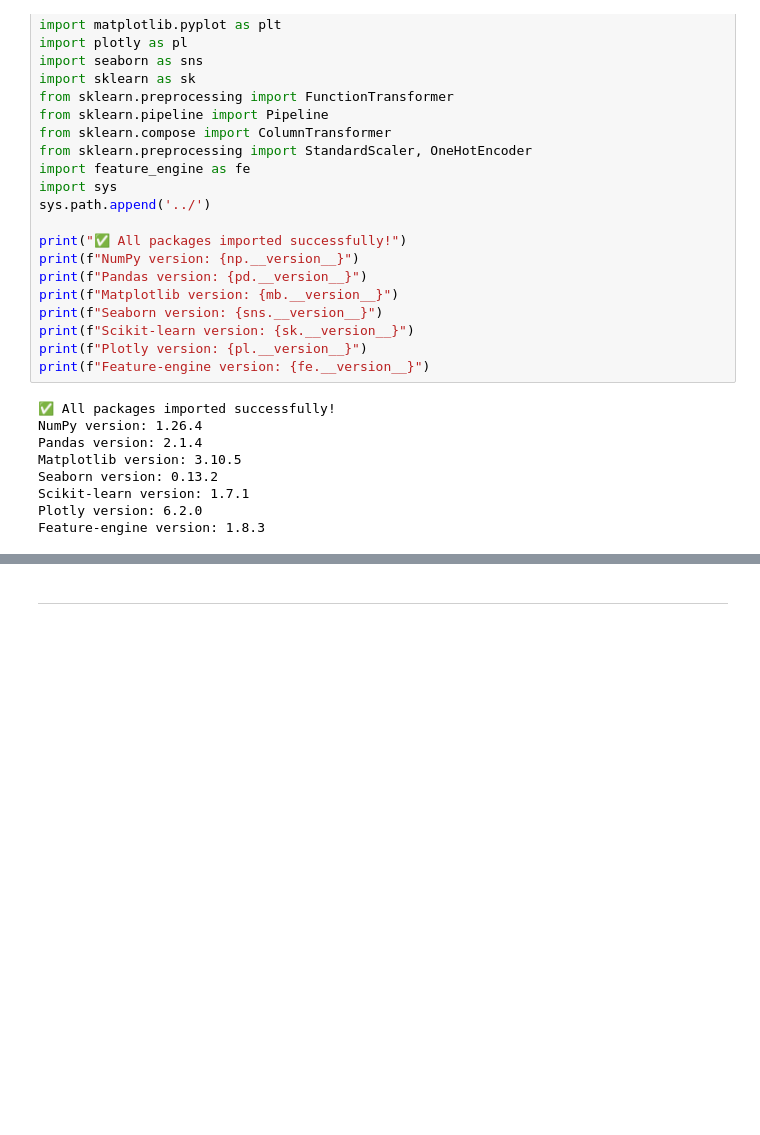
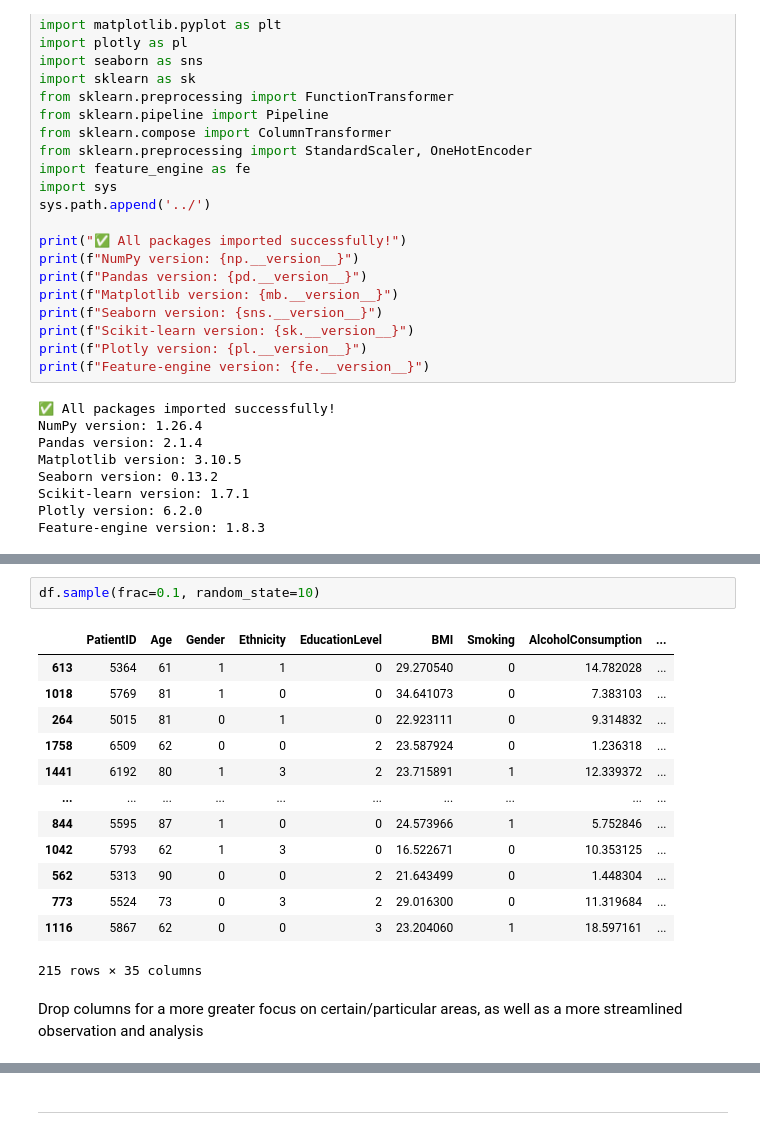
Before and after one commit to FrankiePB95/healthcare-and-public-health, a Jupyter notebook: jupyter_notebooks/Notebook_Template.ipynb, the cells around one changed output, grey strips where cells are left out. Saved outputs shown, nothing was run; the diff lists cells and outputs as text; blank space fills up the shorter version.

```diff
--- a/jupyter_notebooks/Notebook_Template.ipynb
+++ b/jupyter_notebooks/Notebook_Template.ipynb
@@ -137,0 +156,18 @@ Feature-engine version: 1.8.3
+# %%
+df.sample(frac=0.1, random_state=10)
+# %% [output]
+|  | PatientID | Age | Gender | Ethnicity | EducationLevel | BMI | Smoking | AlcoholConsumption | ... |
+| 613 | 5364 | 61 | 1 | 1 | 0 | 29.270540 | 0 | 14.782028 | ... |
+| 1018 | 5769 | 81 | 1 | 0 | 0 | 34.641073 | 0 | 7.383103 | ... |
+| 264 | 5015 | 81 | 0 | 1 | 0 | 22.923111 | 0 | 9.314832 | ... |
+| 1758 | 6509 | 62 | 0 | 0 | 2 | 23.587924 | 0 | 1.236318 | ... |
+| 1441 | 6192 | 80 | 1 | 3 | 2 | 23.715891 | 1 | 12.339372 | ... |
+| ... | ... | ... | ... | ... | ... | ... | ... | ... | ... |
+| 844 | 5595 | 87 | 1 | 0 | 0 | 24.573966 | 1 | 5.752846 | ... |
+| 1042 | 5793 | 62 | 1 | 3 | 0 | 16.522671 | 0 | 10.353125 | ... |
+| 562 | 5313 | 90 | 0 | 0 | 2 | 21.643499 | 0 | 1.448304 | ... |
+| 773 | 5524 | 73 | 0 | 3 | 2 | 29.016300 | 0 | 11.319684 | ... |
+| 1116 | 5867 | 62 | 0 | 0 | 3 | 23.204060 | 1 | 18.597161 | ... |
+215 rows × 35 columns
+# %% [markdown]
+Drop columns for a more greater focus on certain/particular areas, as well as a more streamlined observation and analysis
```
Also changed, not shown: parts of 6 cells of this notebook.
